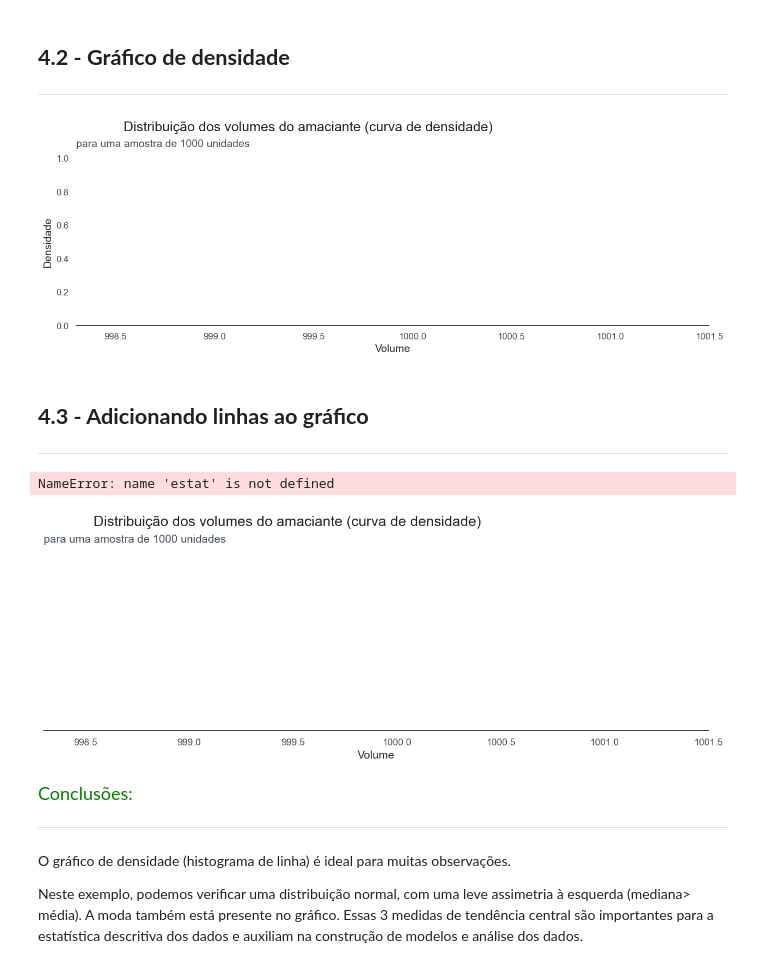
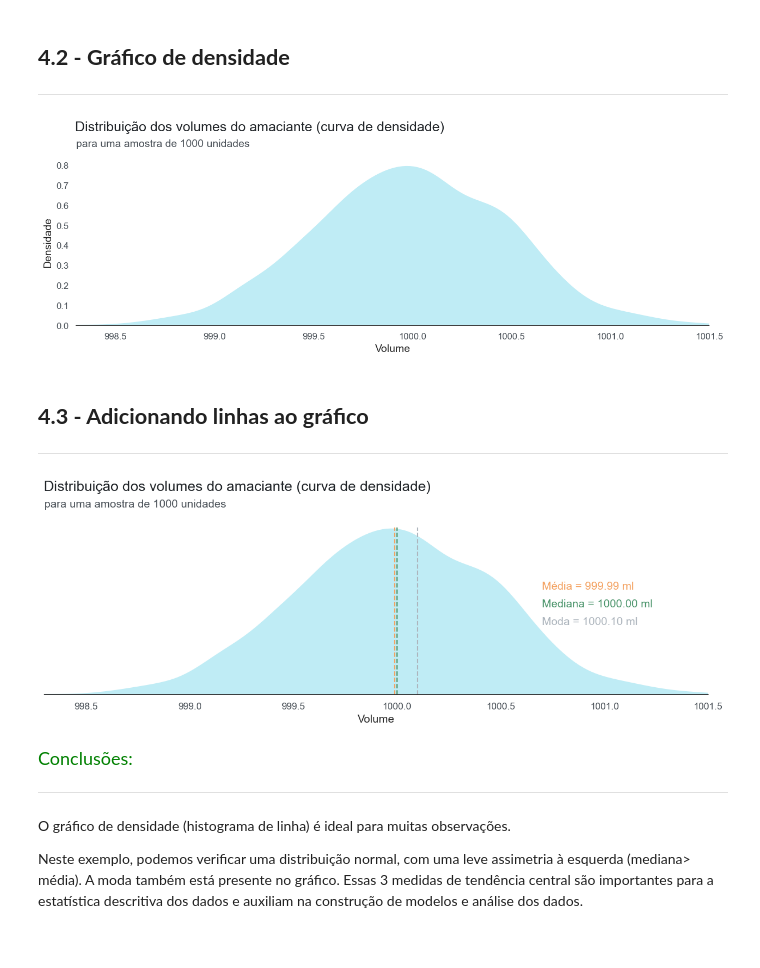
Before and after one commit to ledsouza/dataviz_vendas_lojas, a Jupyter notebook: Dataviz_ Gráficos.ipynb, the cells around one changed output. Drawn from its saved outputs; the diff is of its cells as text; code cells hidden in the pictures.

```diff
--- a/Dataviz_ Gráficos.ipynb
+++ b/Dataviz_ Gráficos.ipynb
@@ -1304,10 +1304,10 @@ def grafico_densidade():
   sns.set_theme(style="white")
 
   # Gerando a curva de densidade
-  ...
+  ax = sns.kdeplot(data = vol_amaciante, x = "Volume", color = AZUL3, lw = 0, fill = True)
 
   # # Personalizando o gráfico
-  plt.suptitle('Distribuição dos volumes do amaciante (curva de densidade)', size=18, color=CINZA1, ha = 'right', x = 0.635, y = 1.05)
+  plt.suptitle('Distribuição dos volumes do amaciante (curva de densidade)', size=18, color=CINZA1, ha = 'right', x = 0.576, y = 1.05)
   plt.title('para uma amostra de 1000 unidades', fontsize=14, color=CINZA2, pad = 15, loc = "left")
   ax.set_xlabel('Volume', fontsize = 14)
   ax.set_ylabel('Densidade', fontsize = 14)
@@ -1320,7 +1320,7 @@ def grafico_densidade():
 
 ax = grafico_densidade()
 # %% [output]
-[figure, old version]
+[figure, new version]
 # %% [markdown]
 ## **4.3 - Adicionando linhas ao gráfico**
 
@@ -1328,31 +1328,30 @@ ax = grafico_densidade()
 # %%
 ## Configurando o gráfico com parâmetros que potencializam a visualização dos dados
 
 # Chamando a função que gera o gráfico de densidade
 ax = grafico_densidade()
 
 ## Personalizando o gráfico
 ax.set_ylabel('')
 ax.set_yticklabels([])
 
 # Gerando as linhas de média, mediana e moda
-...
-...
+estat = vol_amaciante.Volume.mean(), vol_amaciante.Volume.median(), vol_amaciante.Volume.mode()[0]
+desc = ["Média", "Mediana", "Moda"]
 
 # Definindo as cores de cada estatística descritiva
 cores = [LARANJA1, VERDE1, CINZA3]
 
 # gerando 1 ou mais linhas na vertical a partir de um valor de x
-...
+ax.vlines(x = estat, ymin = 0, ymax = 0.8, colors = cores, linestyles = "--")
 
 # Anotando os valores de média, mediana e moda no gráfico
 for i in range(len(estat)):
-  ax.text(0.75, (0.6 - i/10), f'{desc[i]} = {estat[i]} ml', fontsize=14, color = cores[i], transform=ax.transAxes)
+  ax.text(0.75, (0.6 - i/10), f'{desc[i]} = {estat[i]:.2f} ml', fontsize=14, color = cores[i], transform=ax.transAxes)
 
 fig = ax.get_figure()
 # %% [output]
-NameError: name 'estat' is not defined
-[figure, old version]
+[figure, new version]
 # %% [markdown]
 <font color=green size=4> Conclusões: </font>
 
```
Also changed, not shown: parts of 1 cell of this notebook, 2 other files.
